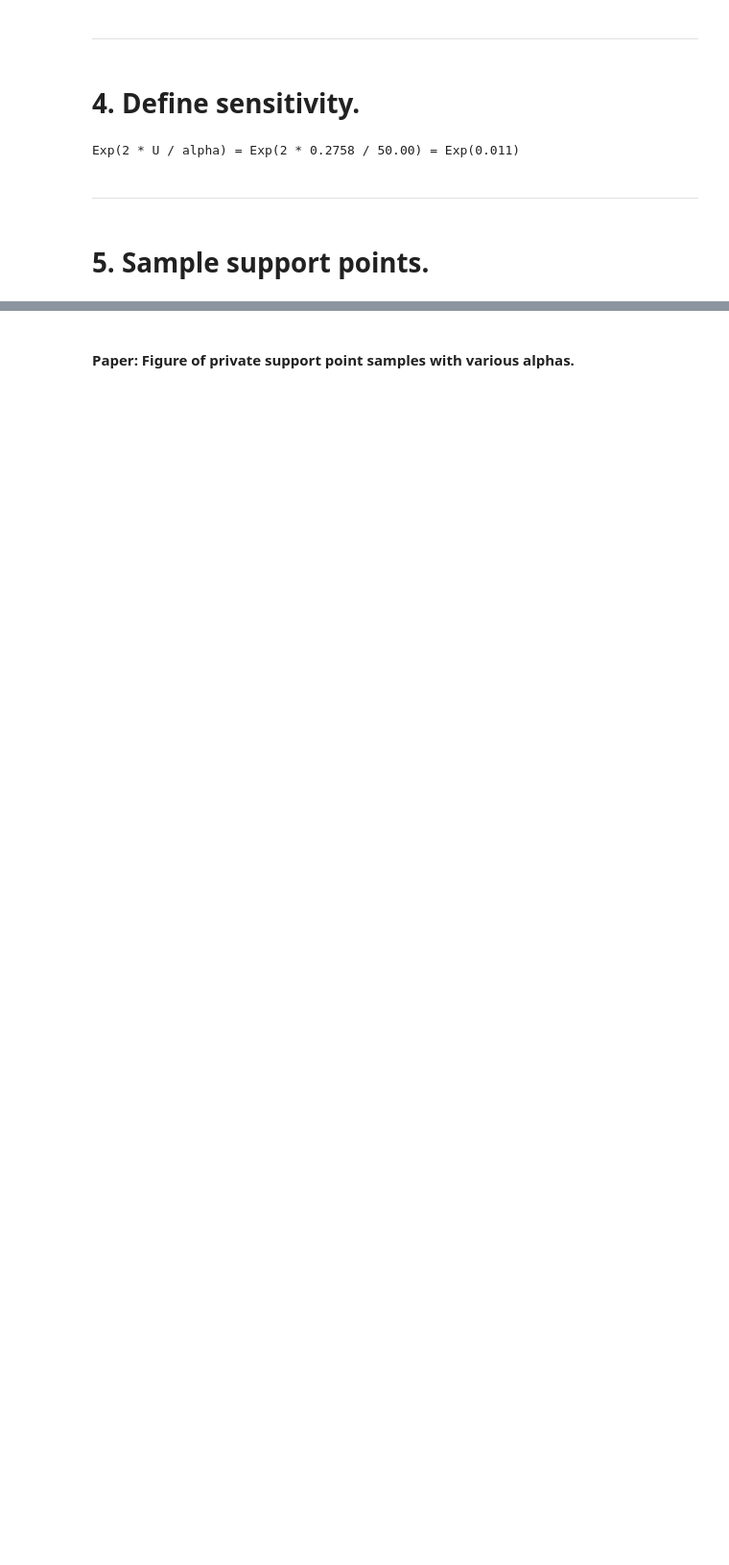
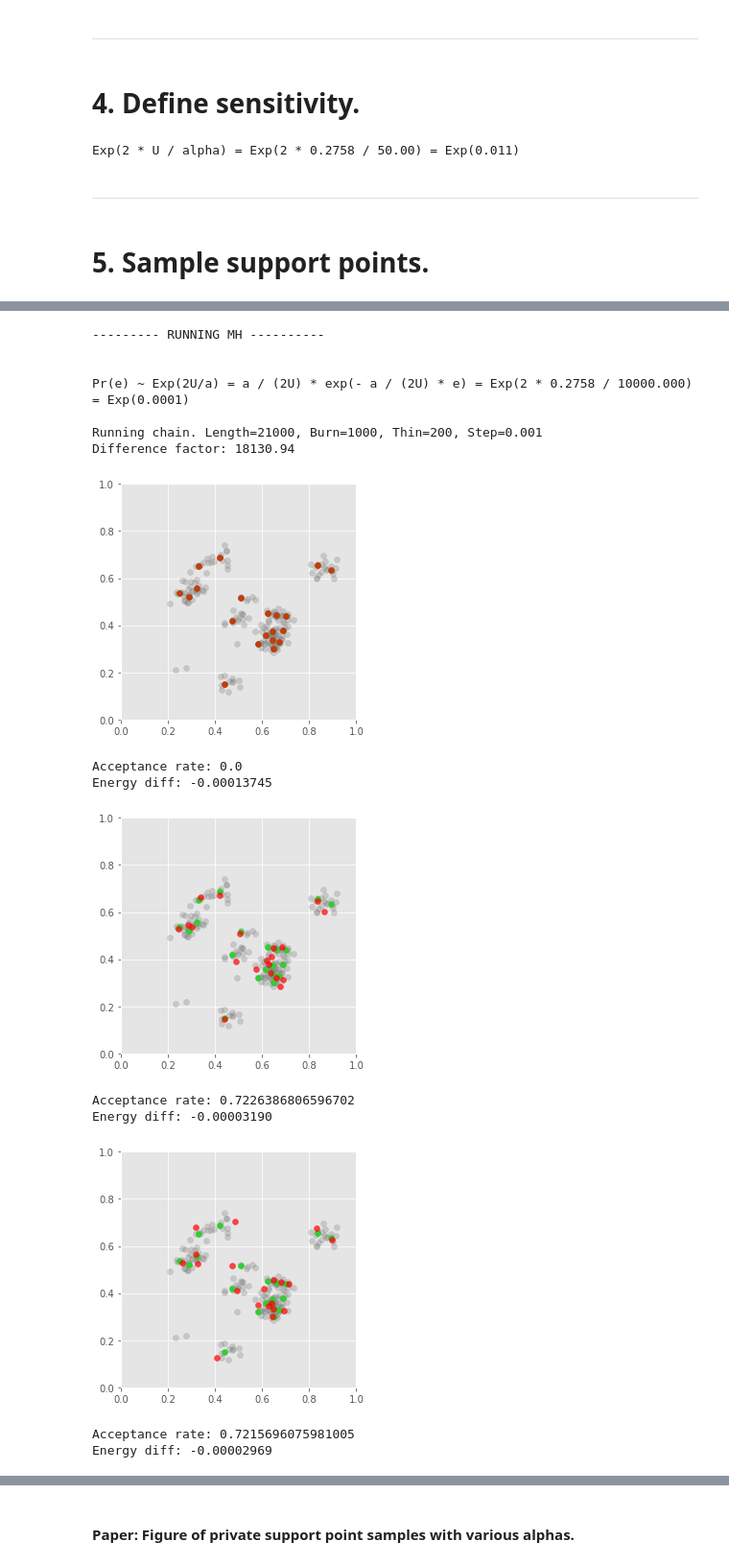
Before and after one commit to diesendruck/pv, a Jupyter notebook: mv_sp_privacy/src/sp_privacy.ipynb, the cells around one changed output, grey strips where cells are left out. Shown at 96% size. Cells and saved outputs as stored; diff of their text form; code cells hidden in the pictures; blank space fills up the shorter version.

```diff
--- a/mv_sp_privacy/src/sp_privacy.ipynb
+++ b/mv_sp_privacy/src/sp_privacy.ipynb
@@ -198,0 +179,49 @@ Energy diff: 0.00000859
+# %%
+if RUN_MH:
+    # Sampling parameters.
+    STEP_SIZE = 1e-3
+    NUM_Y_TILDES = 100
+    ALPHA_MH = 10000
+
+    METHOD = 'mh'
+    print('\n\n--------- RUNNING {} ----------\n'.format(METHOD.upper()))
+    (y_tildes_mh,
+     energies_mh,
+     _) = sample_sp_exp_mech(e_opt, energy_sensitivity, x, y_opt,
+                             METHOD, STEP_SIZE, NUM_Y_TILDES, ALPHA_MH,
+                             plot=PLOT)
+
+    if PLOT:
+        #plt.title('Energies with MH, {} samples'.format(len(energies_mh)))
+        plt.hist(energies_mh, bins=20, alpha=0.3, density=True, label='Samples')
+
+
+        # Compare to Exponential density.
+        p = exponential_param = 2. * energy_sensitivity / ALPHA_MH
+        xs = np.linspace(0, np.max(energies_mh), 100)
+        xs_dens = 1 / p * np.exp(-xs / p)
+        plt.plot(xs, xs_dens, c='gray', label='Exponential density')
+        plt.xlabel(r'Energy, $e(y, \tilde{y})$', fontsize=14)
+        plt.ylabel('Frequency', fontsize=14)
+
+        plt.tight_layout()
+        plt.savefig('../output/fig_mh_energies.png')
+        plt.show()
+        print('p: {}'.format(p))
+# %% [output]
+--------- RUNNING MH ----------
+
+
+Pr(e) ~ Exp(2U/a) = a / (2U) * exp(- a / (2U) * e) = Exp(2 * 0.2758 / 10000.000) = Exp(0.0001)
+
+Running chain. Length=21000, Burn=1000, Thin=200, Step=0.001
+Difference factor: 18130.94
+[figure, added]
+Acceptance rate: 0.0
+Energy diff: -0.00013745
+[figure, added]
+Acceptance rate: 0.7226386806596702
+Energy diff: -0.00003190
+[figure, added]
+Acceptance rate: 0.7215696075981005
+Energy diff: -0.00002969
```
Also changed, not shown: parts of 23 cells of this notebook, 1 other file.
